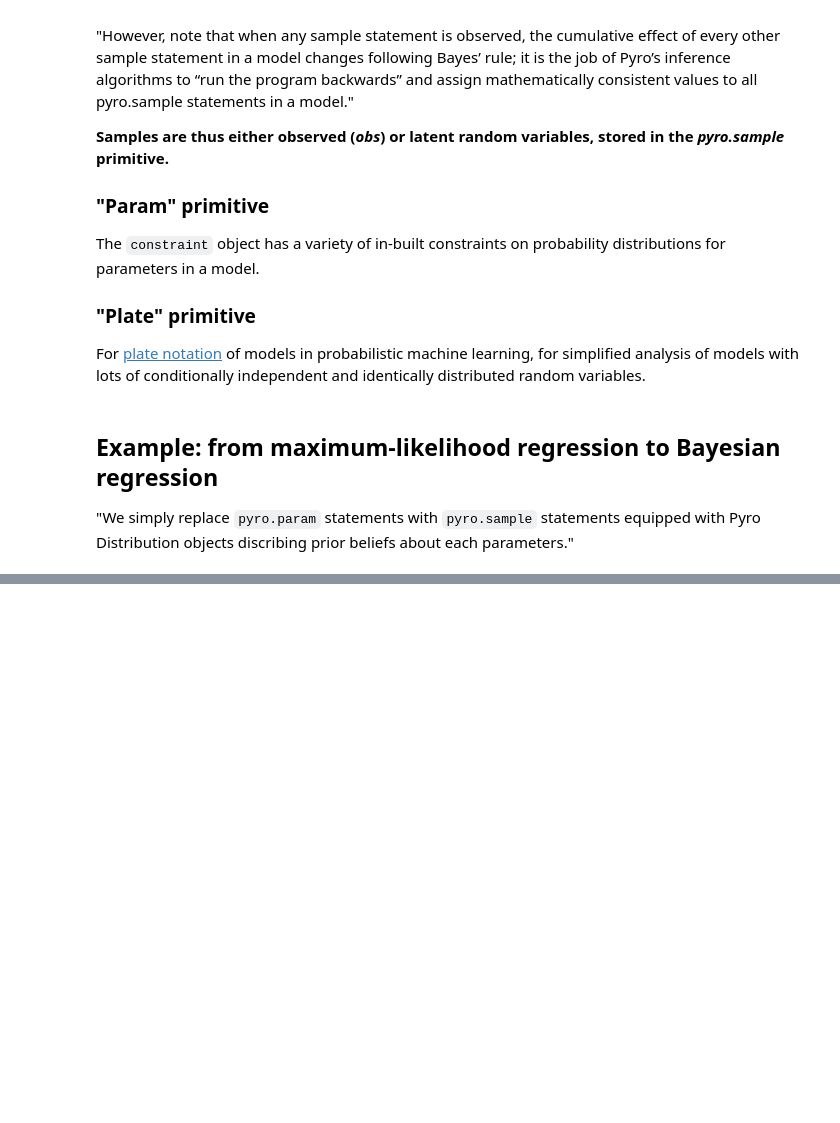
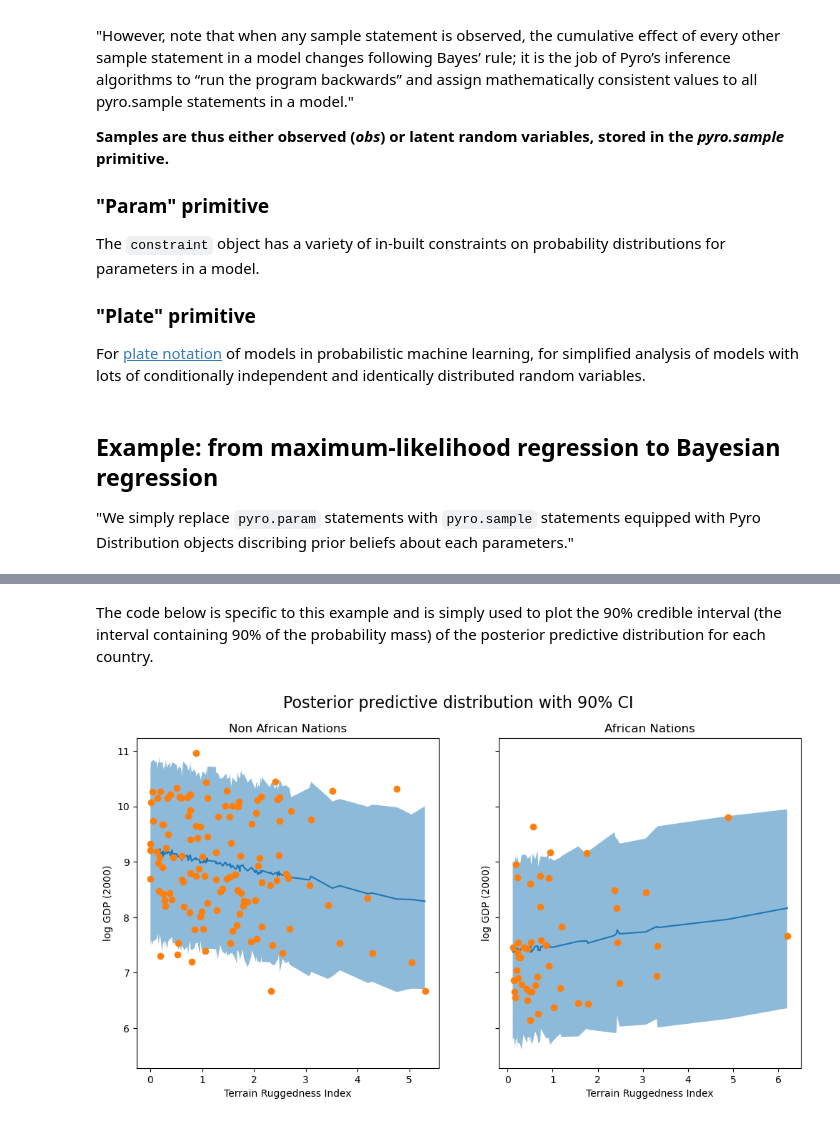
Before and after one commit to krademaker/Pyro, a Jupyter notebook: notebooks/intro_long.ipynb, the cells around one changed output, grey strips where cells are left out. Saved outputs shown, nothing was run; the diff lists cells and outputs as text; code cells hidden in the pictures; blank space fills up the shorter version.

```diff
--- a/notebooks/intro_long.ipynb
+++ b/notebooks/intro_long.ipynb
@@ -185,0 +311,32 @@ pyro.render_model(model, model_args=(is_cont_africa, ruggedness, log_gdp), rende
+# %%
+predictive = pyro.infer.Predictive(model, guide=auto_guide, num_samples=800)
+svi_samples = predictive(is_cont_africa, ruggedness, log_gdp=None)
+svi_gdp = svi_samples['obs']
+# %% [markdown]
+The code below is specific to this example and is simply used to plot the 90% credible interval (the interval containing 90% of the probability mass) of the posterior predictive distribution for each country.
+# %%
+predictions = pd.DataFrame({
+    "cont_africa": is_cont_africa,
+    "rugged": ruggedness,
+    "y_mean": svi_gdp.mean(0).detach().cpu().numpy(),
+    "y_perc_5": svi_gdp.kthvalue(int(len(svi_gdp) * 0.05), dim=0)[0].detach().cpu().numpy(),
+    "y_perc_95": svi_gdp.kthvalue(int(len(svi_gdp) * 0.95), dim=0)[0].detach().cpu().numpy(),
+    "true_gdp": log_gdp,
+})
+african_nations = predictions[predictions["cont_africa"] == 1].sort_values(by=["rugged"])
+non_african_nations = predictions[predictions["cont_africa"] == 0].sort_values(by=["rugged"])
+
+fig, ax = plt.subplots(nrows=1, ncols=2, figsize=(12, 6), sharey=True)
+fig.suptitle("Posterior predictive distribution with 90% CI", fontsize=16)
+
+ax[0].plot(non_african_nations["rugged"], non_african_nations["y_mean"])
+ax[0].fill_between(non_african_nations["rugged"], non_african_nations["y_perc_5"], non_african_nations["y_perc_95"], alpha=0.5)
+ax[0].plot(non_african_nations["rugged"], non_african_nations["true_gdp"], "o")
+ax[0].set(xlabel="Terrain Ruggedness Index", ylabel="log GDP (2000)", title="Non African Nations")
+
+ax[1].plot(african_nations["rugged"], african_nations["y_mean"])
+ax[1].fill_between(african_nations["rugged"], african_nations["y_perc_5"], african_nations["y_perc_95"], alpha=0.5)
+ax[1].plot(african_nations["rugged"], african_nations["true_gdp"], "o")
+ax[1].set(xlabel="Terrain Ruggedness Index", ylabel="log GDP (2000)", title="African Nations");
+# %% [output]
+[figure, added]
```
Also changed, not shown: parts of 22 cells of this notebook.
